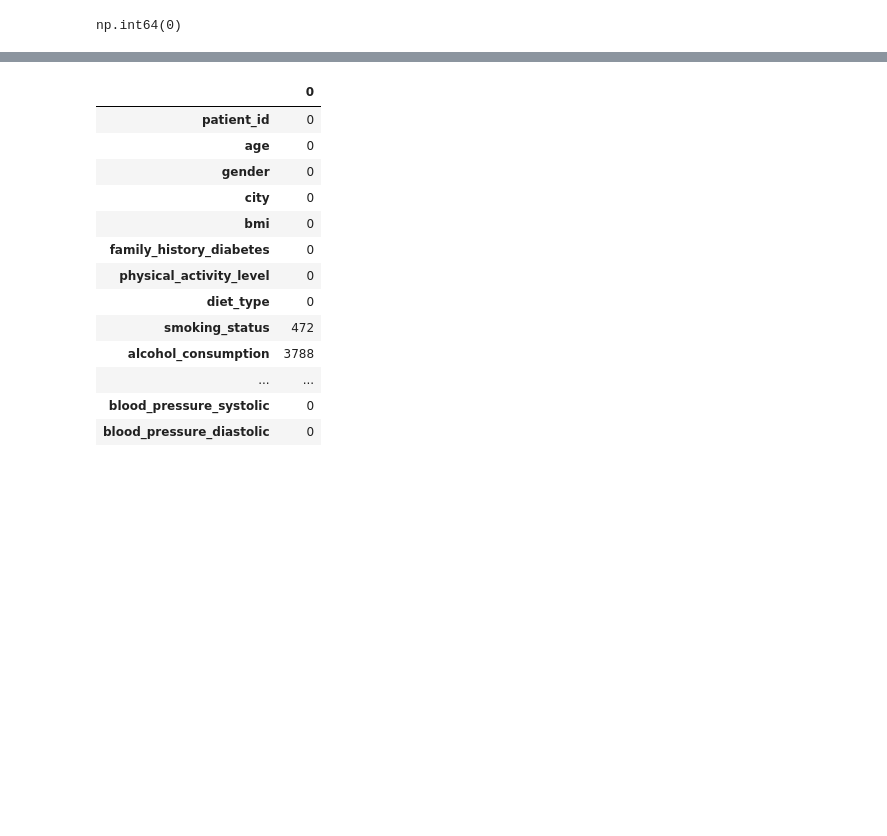
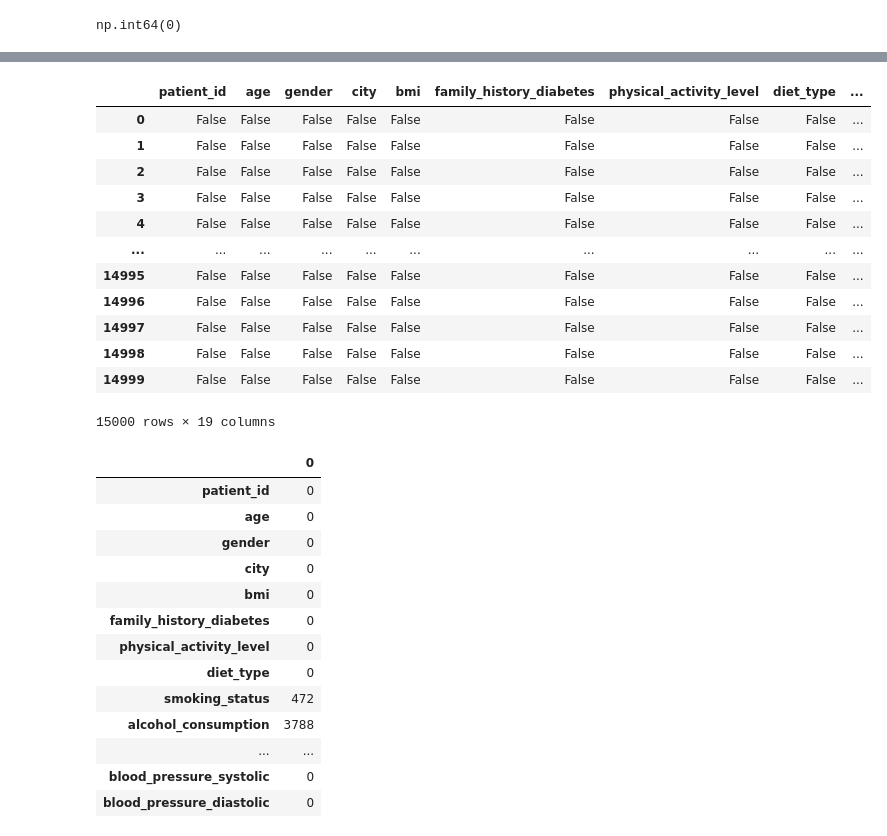
Before and after one commit to Group-9-AI-ML-class-A/Diabetes-Risk-screener, a Jupyter notebook: Virtue_Data_Cleaning_CapstoneP.ipynb, the cells around one changed output, grey strips where cells are left out. Saved outputs shown, nothing was run; the diff lists cells and outputs as text; code cells hidden in the pictures; blank space fills up the shorter version.

```diff
--- a/Virtue_Data_Cleaning_CapstoneP.ipynb
+++ b/Virtue_Data_Cleaning_CapstoneP.ipynb
@@ -31,3 +65,19 @@ np.int64(0)
+# %%
+df.isnull()
+# %% [output]
+|  | patient_id | age | gender | city | bmi | family_history_diabetes | physical_activity_level | diet_type | ... |
+| 0 | False | False | False | False | False | False | False | False | ... |
+| 1 | False | False | False | False | False | False | False | False | ... |
+| 2 | False | False | False | False | False | False | False | False | ... |
+| 3 | False | False | False | False | False | False | False | False | ... |
+| 4 | False | False | False | False | False | False | False | False | ... |
+| ... | ... | ... | ... | ... | ... | ... | ... | ... | ... |
+| 14995 | False | False | False | False | False | False | False | False | ... |
+| 14996 | False | False | False | False | False | False | False | False | ... |
+| 14997 | False | False | False | False | False | False | False | False | ... |
+| 14998 | False | False | False | False | False | False | False | False | ... |
+| 14999 | False | False | False | False | False | False | False | False | ... |
+15000 rows × 19 columns
 # %%
 df.isnull().sum()
 # %% [output]
```
Also changed, not shown: parts of 3 cells of this notebook.
